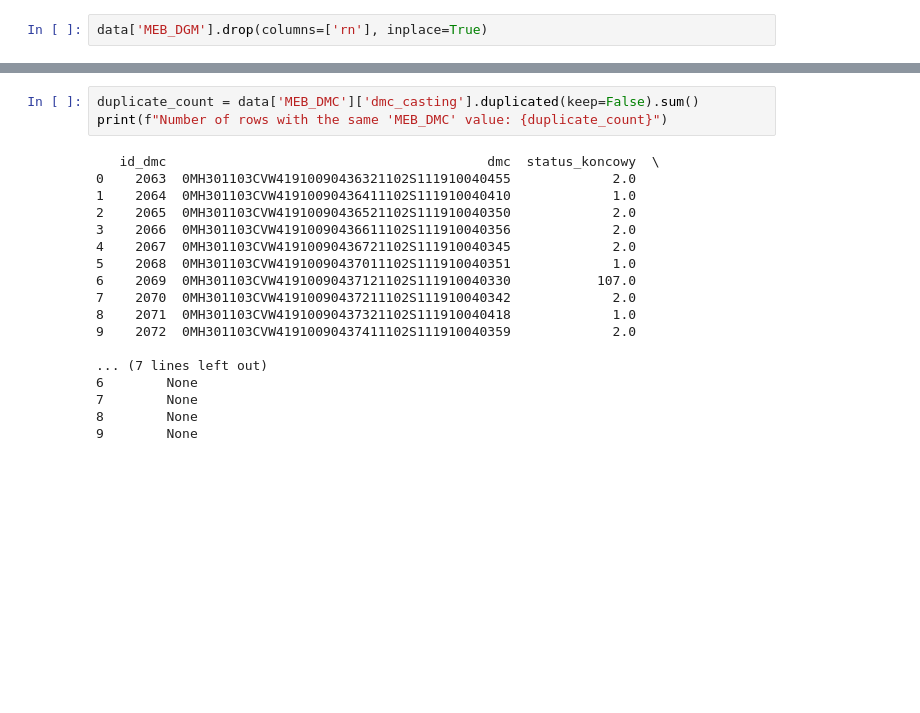
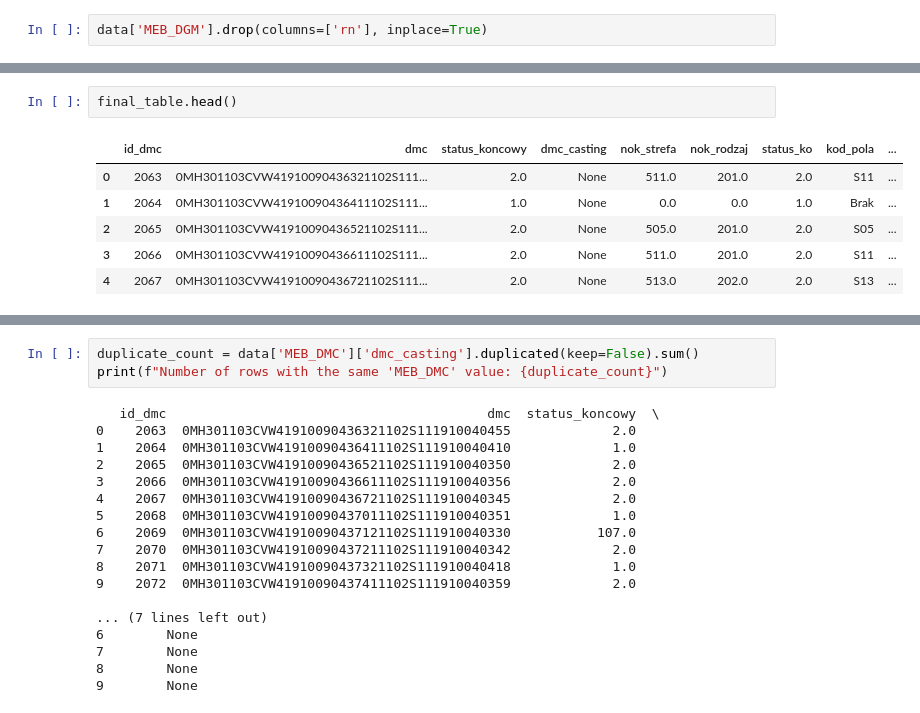
Before and after one commit to kubas99x/predict_quality_of_car_parts, a Jupyter notebook: src/oracle_connection.ipynb, the cells around one changed output, grey strips where cells are left out. Drawn from its saved outputs; the diff is of its cells as text; blank space fills up the shorter version.

```diff
--- a/src/oracle_connection.ipynb
+++ b/src/oracle_connection.ipynb
@@ -361,3 +352,12 @@ data['MEB_DGM'].drop(columns=['rn'], inplace=True)
+# %%
+final_table.head()
+# %% [output]
+|  | id_dmc | dmc | status_koncowy | dmc_casting | nok_strefa | nok_rodzaj | status_ko | kod_pola | ... |
+| 0 | 2063 | 0MH301103CVW41910090436321102S111... | 2.0 | None | 511.0 | 201.0 | 2.0 | S11 | ... |
+| 1 | 2064 | 0MH301103CVW41910090436411102S111... | 1.0 | None | 0.0 | 0.0 | 1.0 | Brak | ... |
+| 2 | 2065 | 0MH301103CVW41910090436521102S111... | 2.0 | None | 505.0 | 201.0 | 2.0 | S05 | ... |
+| 3 | 2066 | 0MH301103CVW41910090436611102S111... | 2.0 | None | 511.0 | 201.0 | 2.0 | S11 | ... |
+| 4 | 2067 | 0MH301103CVW41910090436721102S111... | 2.0 | None | 513.0 | 202.0 | 2.0 | S13 | ... |
 # %%
 # przygotowywuję tabelę ONI_CIRCUITS do połączenia
 
```
Also changed, not shown: parts of 23 cells of this notebook.
